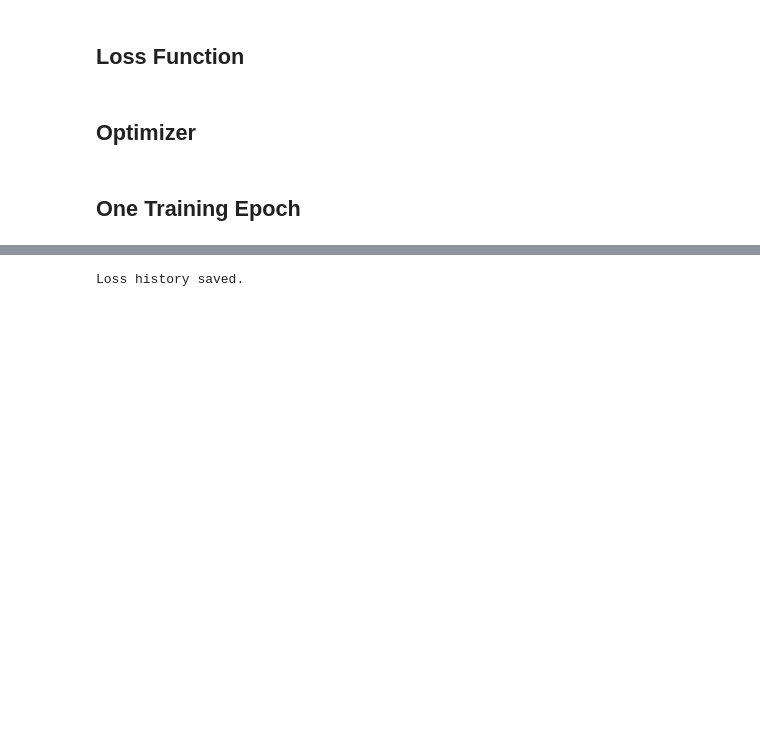
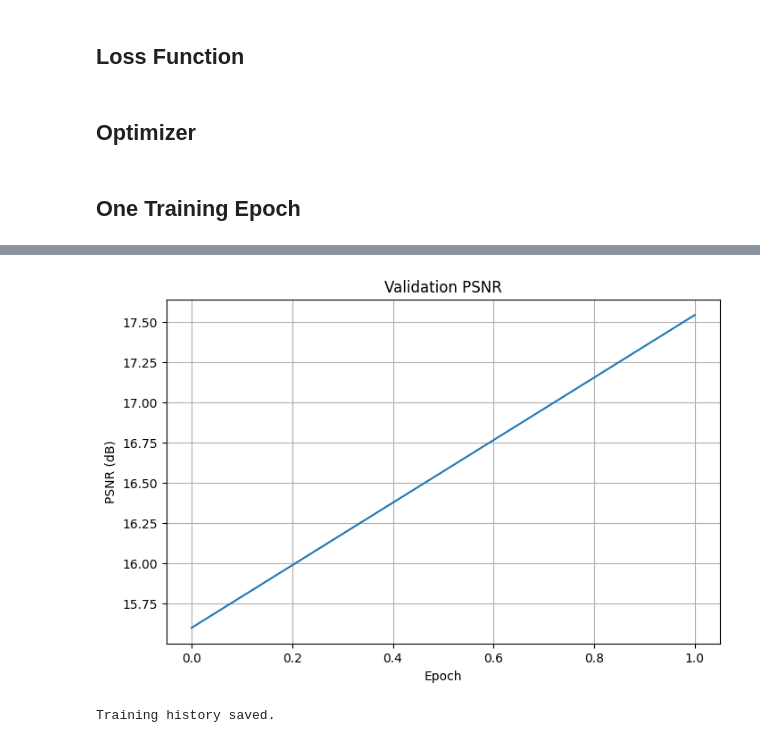
Before and after one commit to Alessioom/RetroSR-CNN, a Jupyter notebook: notebooks/04_training.ipynb, the cells around one changed output, grey strips where cells are left out. Drawn from its saved outputs; the diff is of its cells as text; code cells hidden in the pictures; blank space fills up the shorter version.

```diff
--- a/notebooks/04_training.ipynb
+++ b/notebooks/04_training.ipynb
@@ -128,12 +185,32 @@ plt.show()
+# %%
+plt.figure(figsize=(8,5))
+
+plt.plot(valid_psnr_history)
+
+plt.xlabel("Epoch")
+plt.ylabel("PSNR (dB)")
+plt.title("Validation PSNR")
+
+plt.grid(True)
+
+plt.show()
+# %% [output]
+[figure, added]
 # %%
 import json
 
-with open("../results/metrics/srcnn_x2_200epochs_loss.json", "w") as f:
-    json.dump(loss_history, f)
+history = {
+    "train_loss": train_loss_history,
+    "valid_loss": valid_loss_history,
+    "valid_psnr": valid_psnr_history
+}
 
-print("Loss history saved.")
+with open("../results/metrics/srcnn_training_history.json", "w") as f:
+    json.dump(history, f, indent=4)
+
+print("Training history saved.")
 # %% [output]
-Loss history saved.
+Training history saved.
 # %%
 from src.checkpoint import save_model
 save_model(
```
Also changed, not shown: parts of 6 cells of this notebook, 7 other files.
